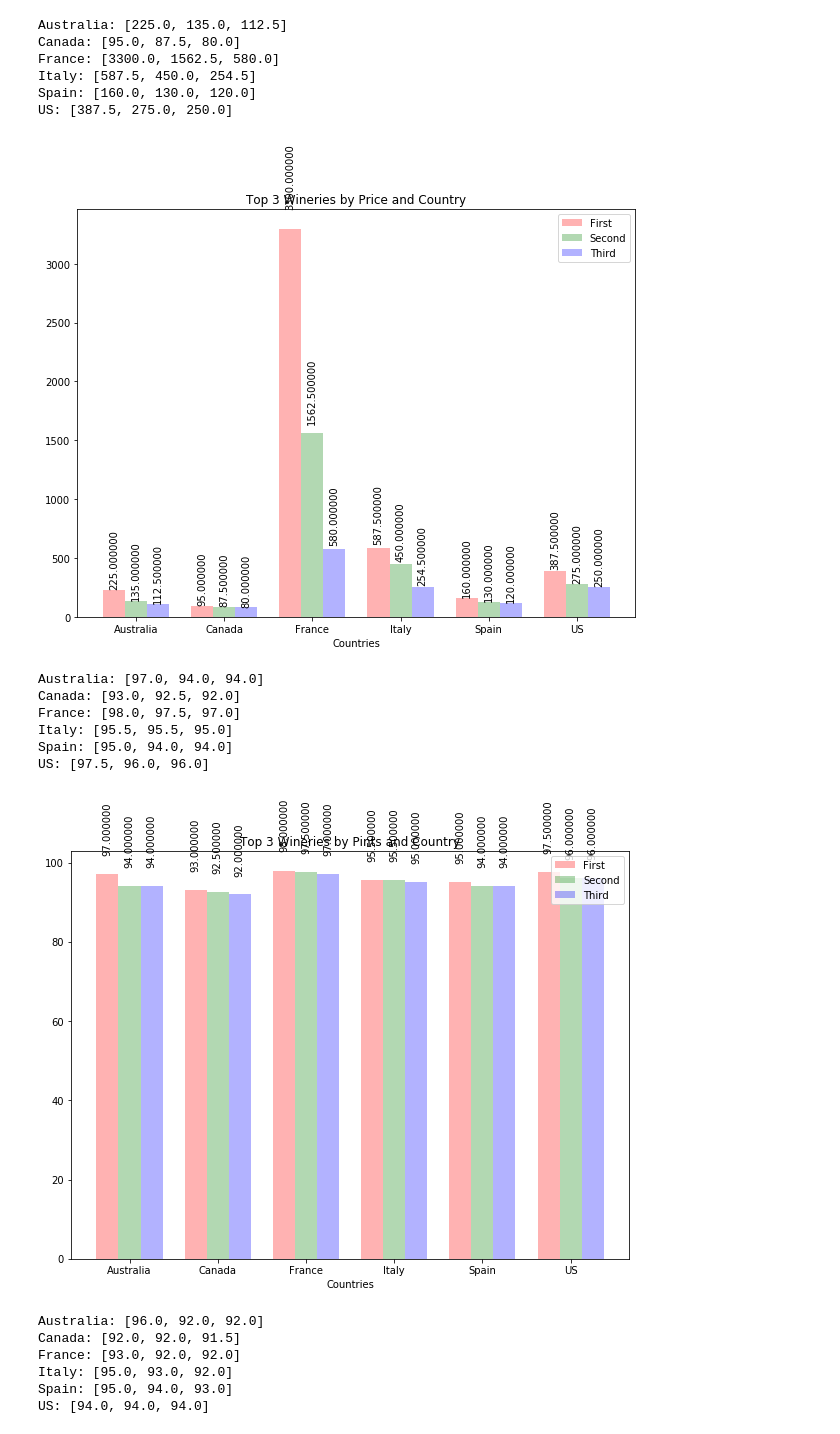
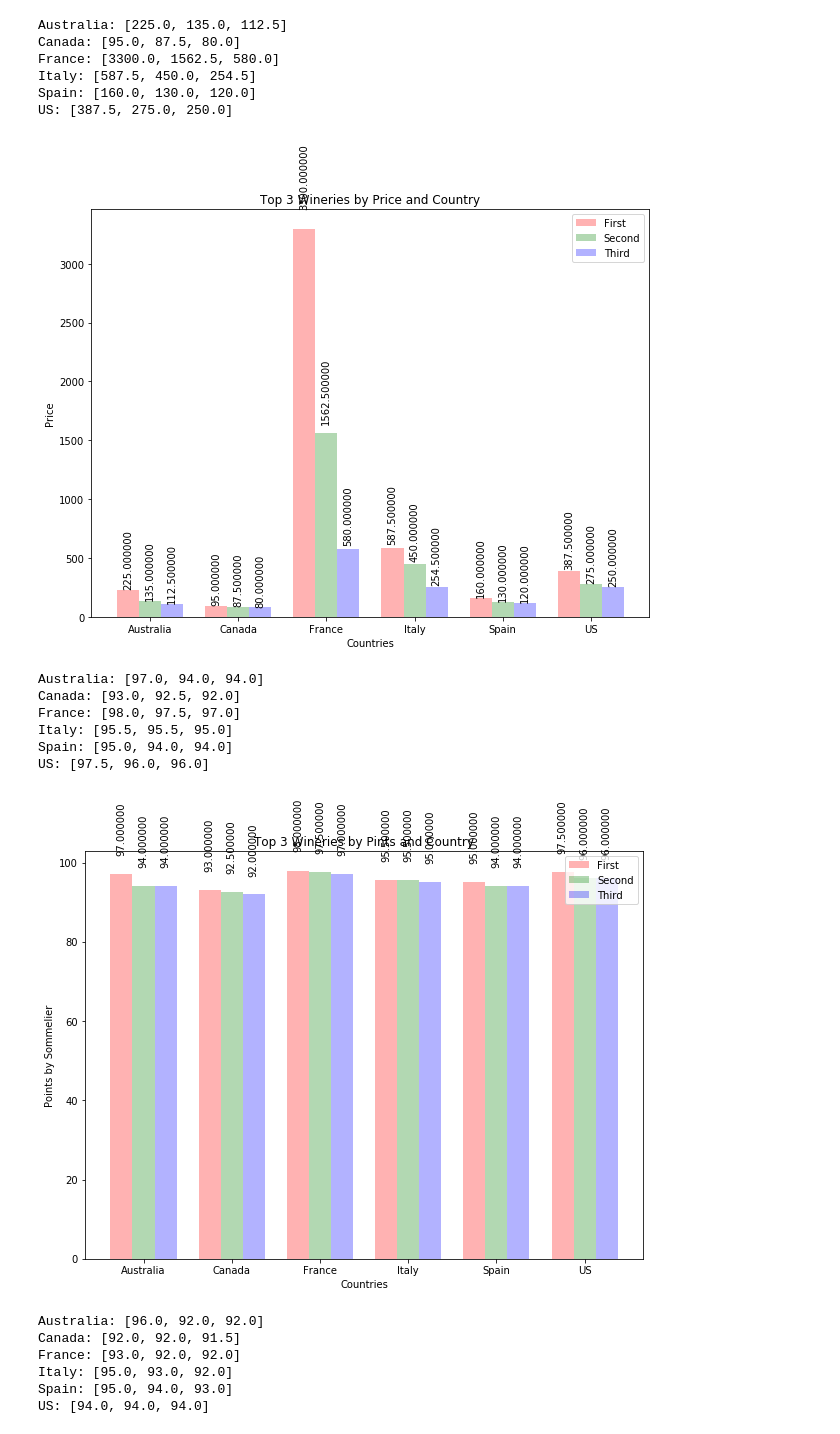
Before and after one commit to drivera537/Data-Historians, a Jupyter notebook: firstprojfile.ipynb, the cells around one changed output. Saved outputs shown, nothing was run; the diff lists cells and outputs as text; code cells hidden in the pictures.

```diff
--- a/firstprojfile.ipynb
+++ b/firstprojfile.ipynb
@@ -351,7 +351,7 @@ for ind in range(3):
 
 
 ax.set_xlabel('Countries')
-ax.set_ylabel('')
+ax.set_ylabel('Price')
 ax.set_title('Top 3 Wineries by Price and Country')
 ax.set_xticks(x_axis + bar_width * 8)
 ax.set_xticklabels(('Australia', 'Canada', 'France', 'Italy', 'Spain', 'US'))
@@ -361,7 +361,7 @@ ax.legend((box[0][0], box[1][0], box[2][0]), legend_labels)
 for ind in range(3):
     autolabel(box[ind])
 # %% [output]
-[figure, old version]
+[figure, new version]
 # %%
 scoring_by_winery_data = {}
 for country in countries:
@@ -392,32 +392,32 @@ US: [97.5, 96.0, 96.0]
 # %%
 y_axis_t = []
 for index, country in enumerate(bar_data):
     y_axis_t.append(bar_data[country])
 y_axis_t = tuple(y_axis_t)
 y_axis_arr = np.column_stack(y_axis_t)
 
 fig, ax = plt.subplots(figsize=(10,7.5))
 
 box = []
 
 for ind in range(3):
     box.append(ax.bar(x_axis + (bar_width * (ind + 7)),
                        y_axis_arr[ind], bar_width,
                        color=colors[ind], alpha = alp))
 
 
 ax.set_xlabel('Countries')
-ax.set_ylabel('')
+ax.set_ylabel('Points by Sommelier')
 ax.set_title('Top 3 Wineries by Pints and Country')
 ax.set_xticks(x_axis + bar_width * 8)
 ax.set_xticklabels(('Australia', 'Canada', 'France', 'Italy', 'Spain', 'US'))
 
 ax.legend((box[0][0], box[1][0], box[2][0]), legend_labels)
 
 for ind in range(3):
     autolabel(box[ind])
 # %% [output]
-[figure, old version]
+[figure, new version]
 # %%
 scoring_by_variety_data = {}
 for country in countries:
```
Also changed, not shown: parts of 1 cell of this notebook.
